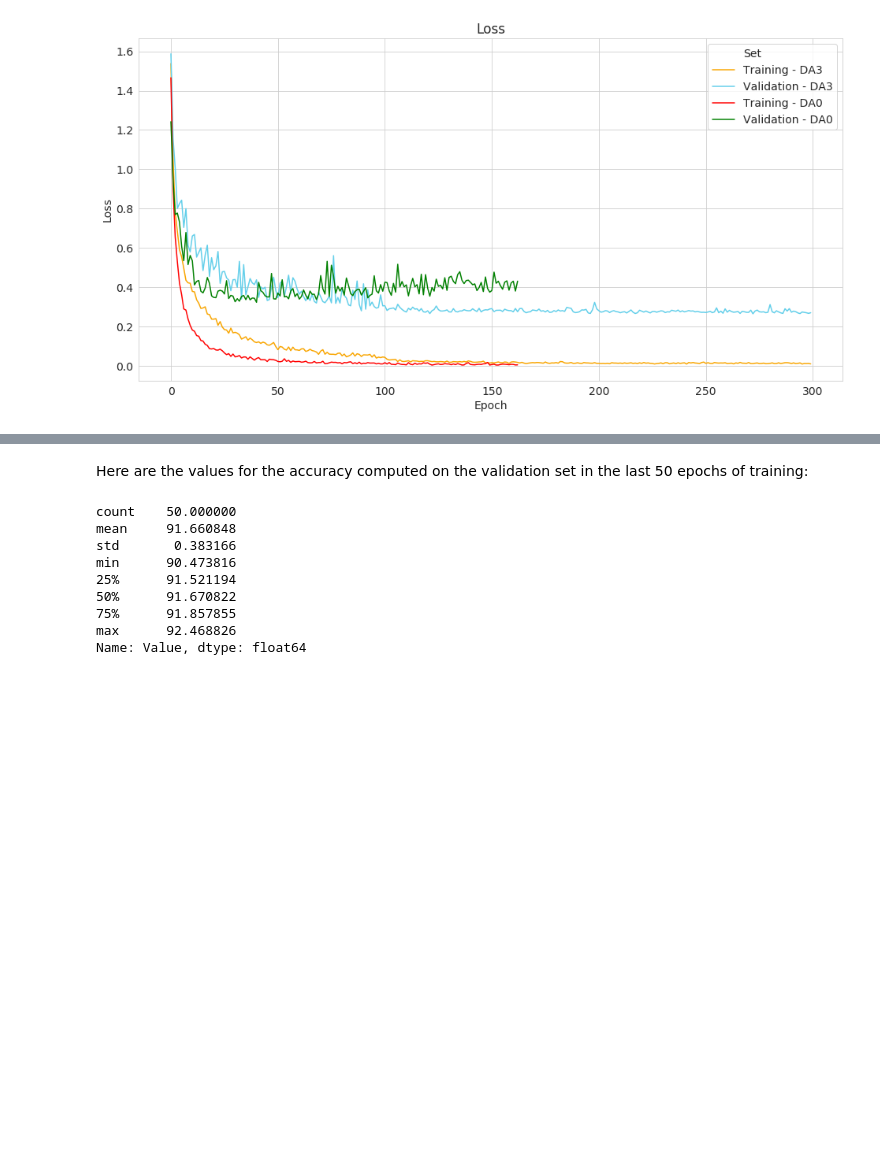
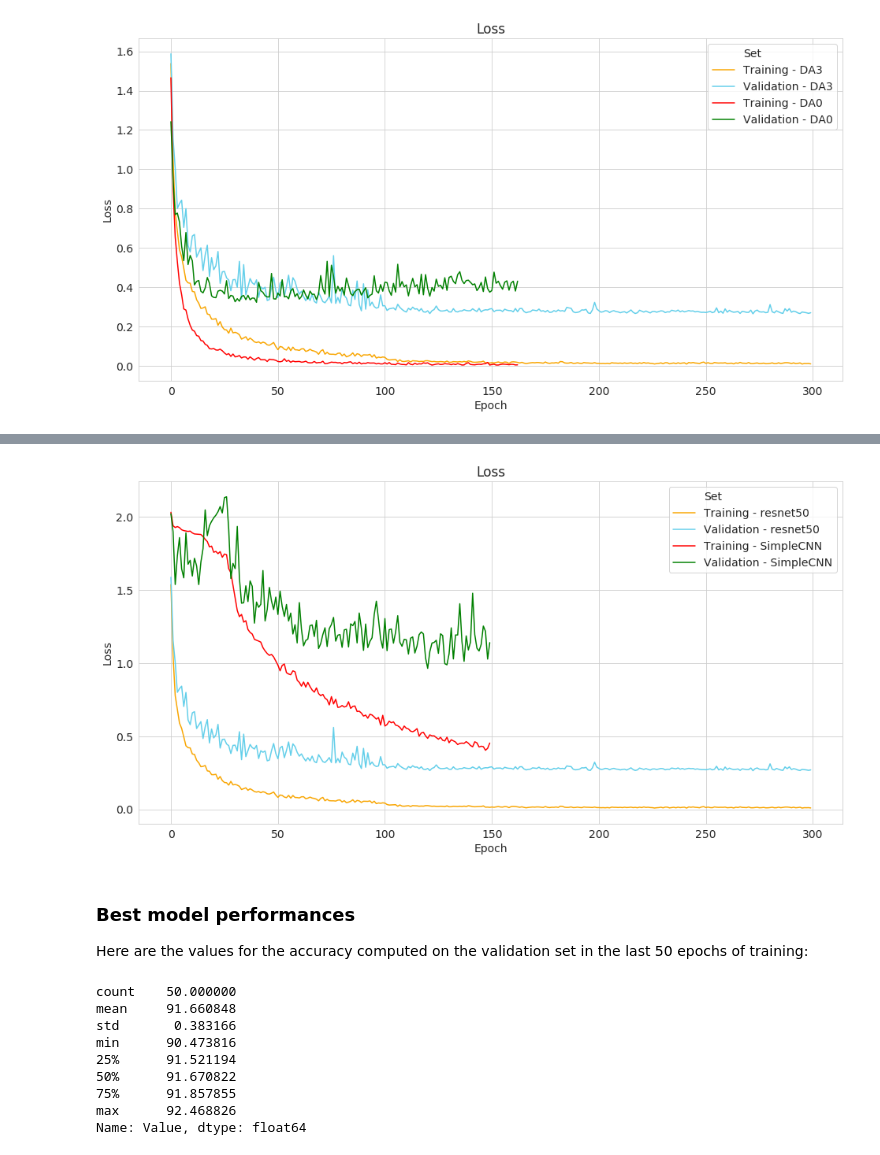
Before and after one commit to matteo-peltarion/classification-toolkit, a Jupyter notebook: notebooks/report.ipynb, the cells around one changed output, grey strips where cells are left out. Cells and saved outputs as stored; diff of their text form; code cells hidden in the pictures; blank space fills up the shorter version.

Commit message:
Include comparison with SimpleCNN model

```diff
--- a/notebooks/report.ipynb
+++ b/notebooks/report.ipynb
@@ -577,4 +580,31 @@ plot_tf_log(csv_files_loss, "Loss", set_names=set_names, y_label="Loss", palette
+# %%
+plt.figure(figsize=(16,8))
+
+EXP_NAME_SIMPLECNN = "run-Oct06_18-31-14_grtarun24_simpleCNNSimpleCNN_Adam_0.0001_DA3_normalize_input_weighted_loss"
+
+csv_files_loss = list()
+
+curves_tags = ["_Loss_train-tag-Loss", "_Loss_val-tag-Loss"]
+
+for ct in curves_tags:
+    csv_files_loss.append(os.path.join("..", "results", "{}{}.csv".format(BEST_EXPERIMENT_NAME, ct)))
+
+for ct in curves_tags:
+    csv_files_loss.append(os.path.join("..", "results", "{}{}.csv".format(EXP_NAME_SIMPLECNN, ct)))
+
+set_names = [
+    "Training - resnet50",
+    "Validation - resnet50",
+    "Training - SimpleCNN",
+    "Validation - SimpleCNN",
+]
+
+plot_tf_log(csv_files_loss, "Loss", set_names=set_names, y_label="Loss", palette=custom_palette + ['red', 'green'])
+# %% [output]
+[figure, added]
 # %% [markdown]
+### Best model performances
+
 Here are the values for the accuracy computed on the validation set in the last 50 epochs of training:
 # %%
 acc_val_df = pd.read_csv(os.path.join(
```
Also changed, not shown: parts of 3 cells of this notebook, 2 other files.
